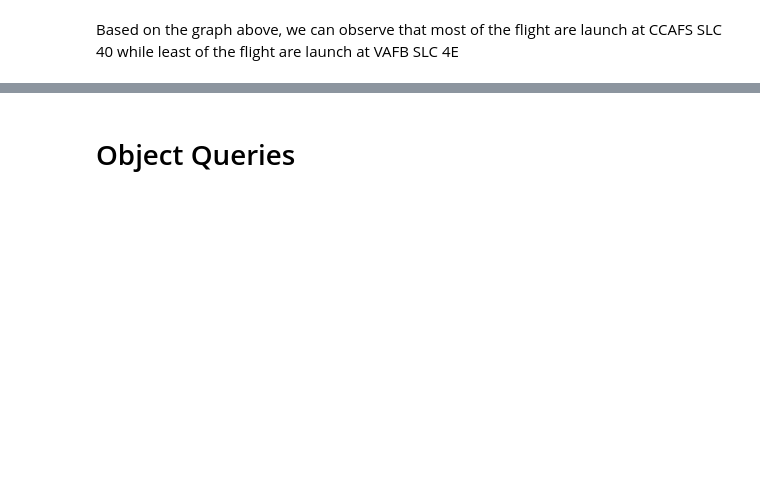
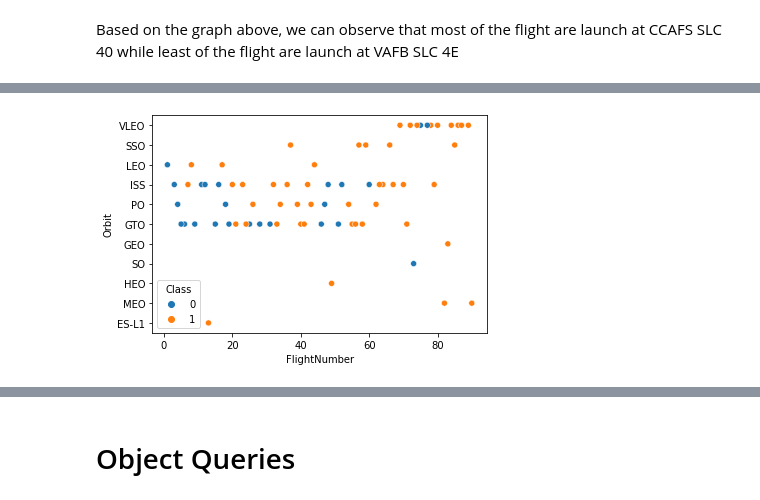
Before and after one commit to chiakl/spacex, a Jupyter notebook: spacex.ipynb, the cells around one changed output, grey strips where cells are left out. Cells and saved outputs as stored; diff of their text form; code cells hidden in the pictures; blank space fills up the shorter version.

```diff
--- a/spacex.ipynb
+++ b/spacex.ipynb
@@ -334,0 +315,7 @@ plt.show()
+# %%
+# Visualize the relationship between flight number and orbit type to get insight on as SpaceX launches more rocket which orbit
+# will have better launching outcome
+sns.scatterplot(x=spacex_train["FlightNumber"], y=spacex_train["Orbit"], data=spacex_train, hue="Class")
+plt.show()
+# %% [output]
+[figure, added]
```
Also changed, not shown: parts of 26 cells of this notebook.
